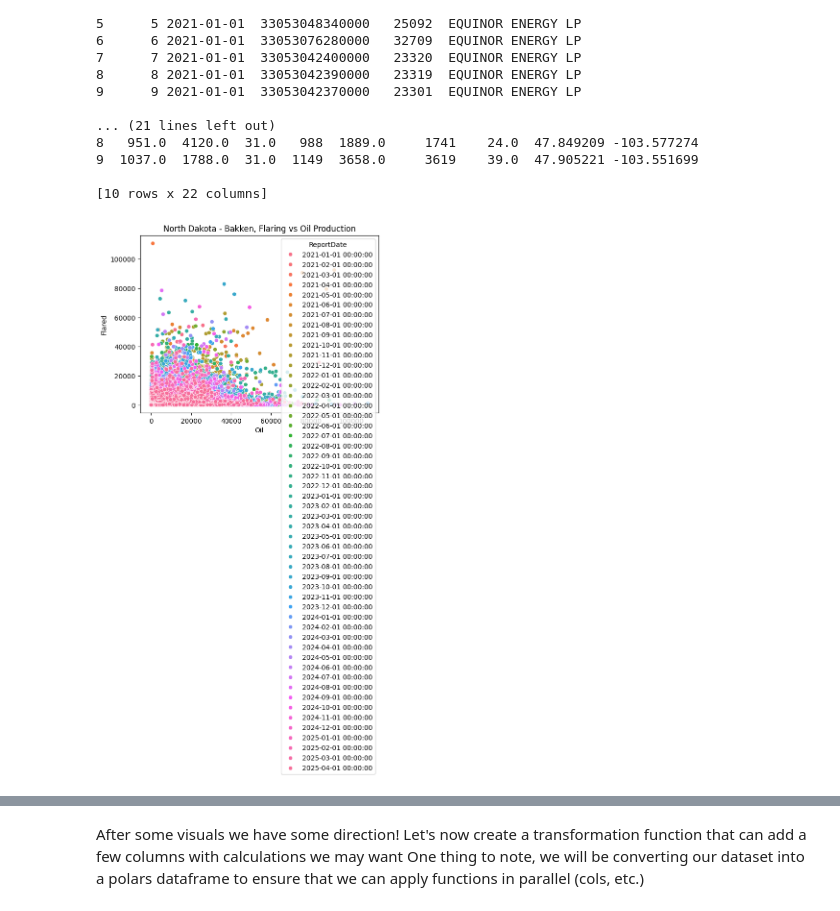
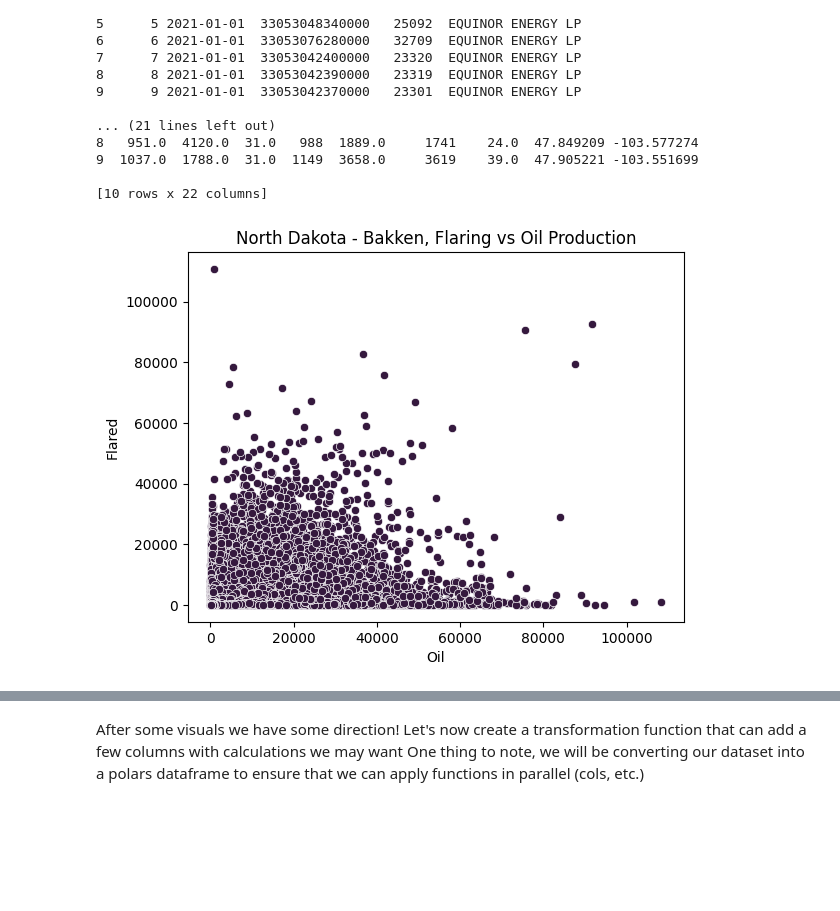
Before and after one commit to aangelsalazarr/emissions_tracker, a Jupyter notebook: bakken_ET.ipynb, the cells around one changed output, grey strips where cells are left out. Drawn from its saved outputs; the diff is of its cells as text; code cells hidden in the pictures; blank space fills up the shorter version.

```diff
--- a/bakken_ET.ipynb
+++ b/bakken_ET.ipynb
@@ -128,10 +131,10 @@ print(test_df.head(10))
 [10 rows x 22 columns]
 # %%
 plt.figure()
-sns.scatterplot(data=test_df, x="Oil", y="Flared", hue="ReportDate")
+sns.scatterplot(data=test_df, x="Oil", y="Flared")
 plt.title("North Dakota - Bakken, Flaring vs Oil Production")
 plt.show()
 # %% [output]
-[figure, old version]
+[figure, new version]
 # %%
 plt.figure()
```
Also changed, not shown: parts of 9 cells of this notebook, 4 other files.
